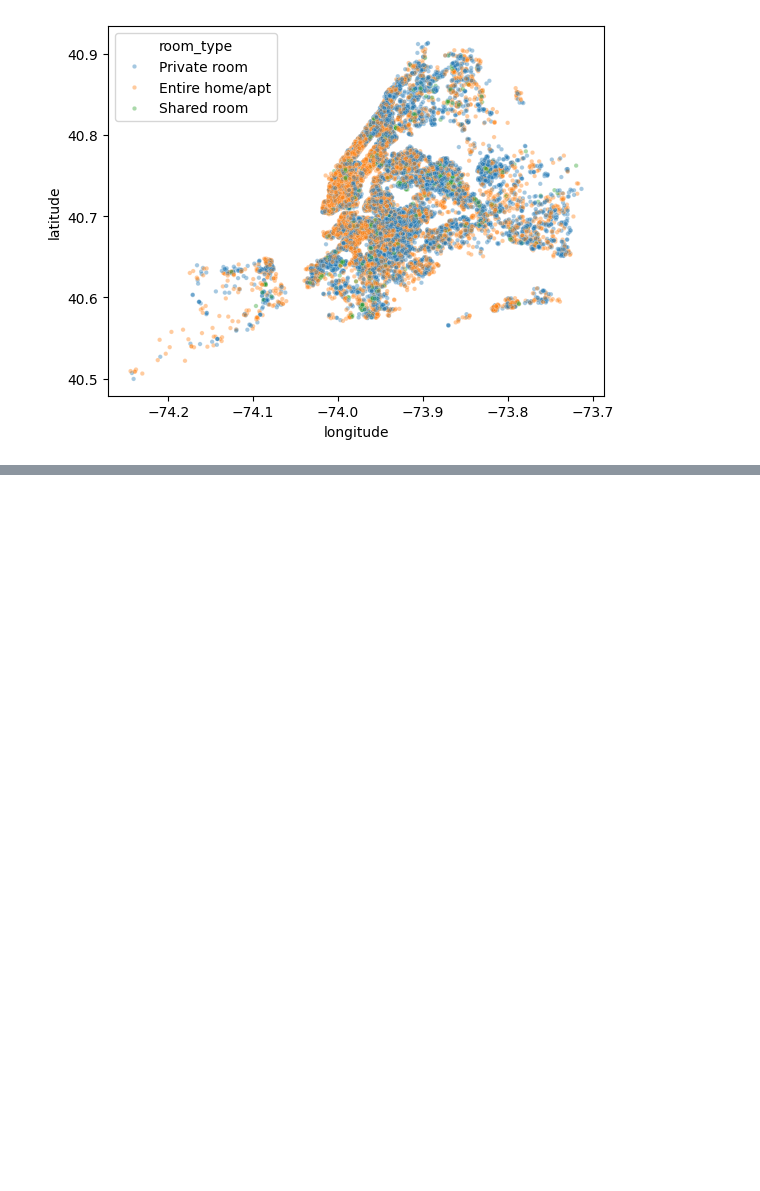
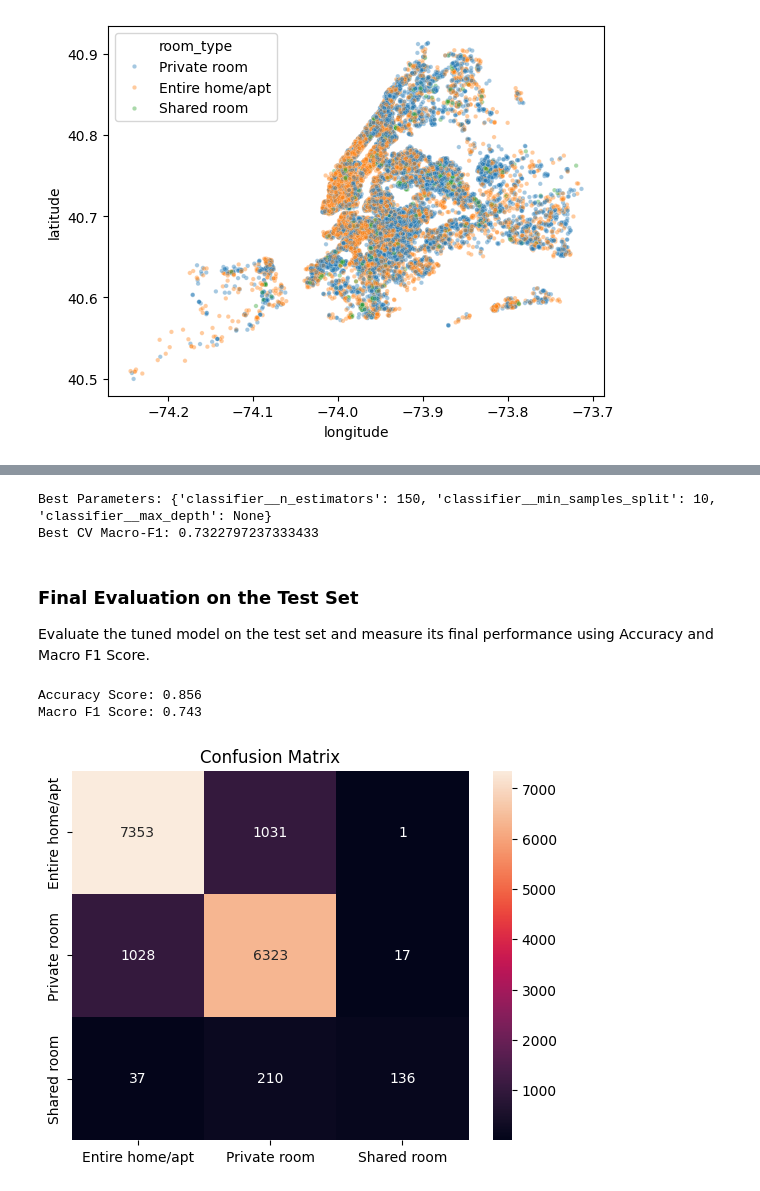
Before and after one commit to jahidhasan-cse/nyc-airbnb-room-classification, a Jupyter notebook: nyc_airbnb_room_classification.ipynb, the cells around one changed output, grey strips where cells are left out. Cells and saved outputs as stored; diff of their text form; code cells hidden in the pictures; blank space fills up the shorter version.

Commit message:
Complete model comparison, best model tuning and evaluation

```diff
--- a/nyc_airbnb_room_classification.ipynb
+++ b/nyc_airbnb_room_classification.ipynb
@@ -153,0 +169,11 @@ plt.show()
+# %%
+# Cap extreme outliers intead of deteting rows
+price_cap = df_clean['price'].quantile(0.99)
+nigths_cap = df_clean['minimum_nights'].quantile(0.99)
+
+df_clean['price'] = df_clean['price'].clip(upper = price_cap)
+df_clean['minimum_nights'] = df_clean['minimum_nights'].clip(upper = nigths_cap)
+# %%
+# Split data into features and target
+X = df_clean.drop(columns = ['room_type'])
+y = df_clean['room_type']
@@ -153,0 +183,5 @@ plt.show()
+# %%
+from sklearn.model_selection  import train_test_split
+
+# Stratify Ensure train and test sets have the same proportion of target classes
+X_train, X_test, y_train, y_test = train_test_split(X, y, test_size = 0.33, random_state = 42, stratify = y)
@@ -153,0 +372,42 @@ plt.show()
+# %%
+# Display the best hyperparameters and CV Macro-F1 score
+print("Best Parameters:", search.best_params_)
+print("Best CV Macro-F1:", search.best_score_)
+# %% [output]
+Best Parameters: {'classifier__n_estimators': 150, 'classifier__min_samples_split': 10, 'classifier__max_depth': None}
+Best CV Macro-F1: 0.7322797237333433
+# %% [markdown]
+### Final Evaluation on the Test Set
+
+Evaluate the tuned model on the test set and measure its final performance using Accuracy and Macro F1 Score.
+# %%
+from sklearn.metrics import accuracy_score, f1_score, confusion_matrix
+
+# Get the best tuned pipeline
+best_pipeline = search.best_estimator_
+
+# Make predictions on the test set
+y_pred = best_pipeline.predict(X_test)
+
+# Final Accuracy on the test set
+print(f"Accuracy Score: {accuracy_score(y_test, y_pred):.3f}")
+
+# Final Macro F1 Score on the test set
+print(f"Macro F1 Score: {f1_score(y_test, y_pred, average='macro'):.3f}")
+# %% [output]
+Accuracy Score: 0.856
+Macro F1 Score: 0.743
+# %%
+sns.heatmap(
+    confusion_matrix(y_test, y_pred),
+    annot=True,
+    fmt="d",
+    xticklabels=best_pipeline.classes_,
+    yticklabels=best_pipeline.classes_
+)
+
+
+plt.title("Confusion Matrix")
+plt.show()
+# %% [output]
+[figure, added]
```
Also changed, not shown: parts of 14 cells of this notebook.
